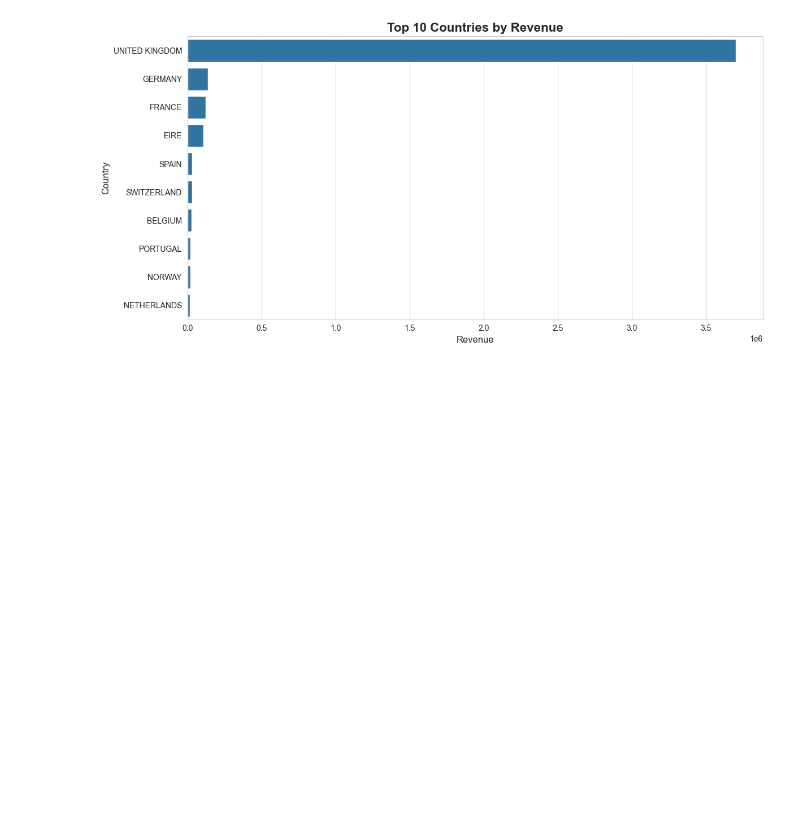
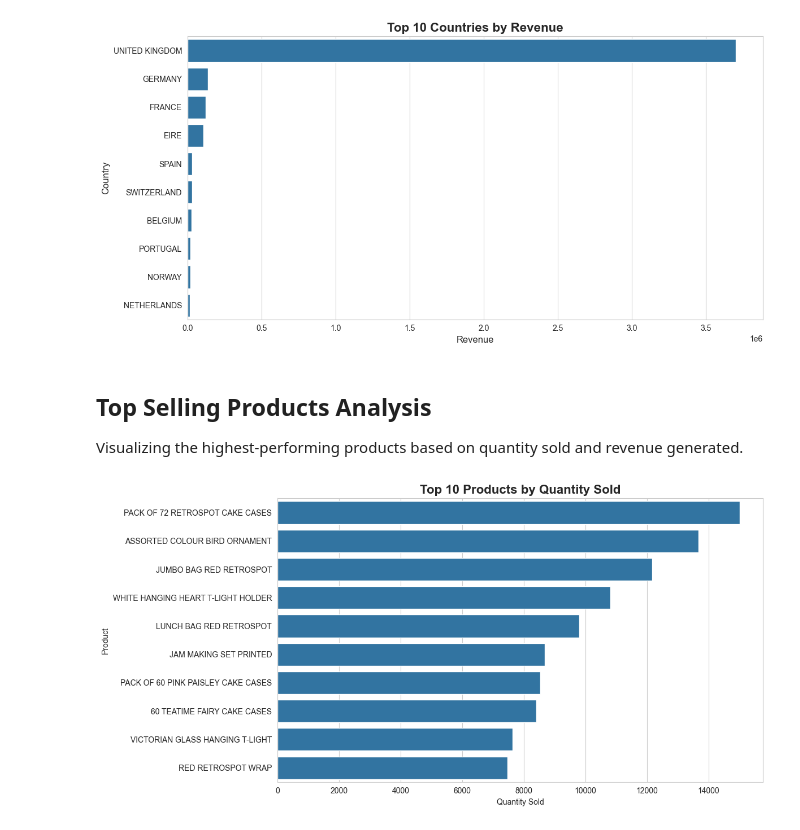
Before and after one commit to jebin24it-boop/Infotact_DA_Internship_Project, a Jupyter notebook: Project_1_Retail/notebooks/visualizations/retail_sales_visualizations.ipynb, the cells around one changed output. Drawn from its saved outputs; the diff is of its cells as text; code cells hidden in the pictures; blank space fills up the shorter version.

Commit message:
viz: added top products quantity and revenue analysis

```diff
--- a/Project_1_Retail/notebooks/visualizations/retail_visuals_day1.ipynb
+++ b/Project_1_Retail/notebooks/visualizations/retail_sales_visualizations.ipynb
@@ -185,3 +185,30 @@ plt.tight_layout()
 plt.show()
 # %% [output]
 [figure]
+# %% [markdown]
+## Top Selling Products Analysis
+
+Visualizing the highest-performing products based on quantity sold and revenue generated.
+# %%
+top_products_qty = (
+    df.groupby('Description')['Quantity']
+    .sum()
+    .sort_values(ascending=False)
+    .head(10)
+)
+
+plt.figure(figsize=(12,6))
+
+sns.barplot(
+    x=top_products_qty.values,
+    y=top_products_qty.index
+)
+
+plt.title("Top 10 Products by Quantity Sold", fontsize=16, fontweight='bold')
+plt.xlabel("Quantity Sold")
+plt.ylabel("Product")
+
+plt.tight_layout()
+plt.show()
+# %% [output]
+[figure, added]
```
Also changed, not shown: parts of 2 cells of this notebook.
